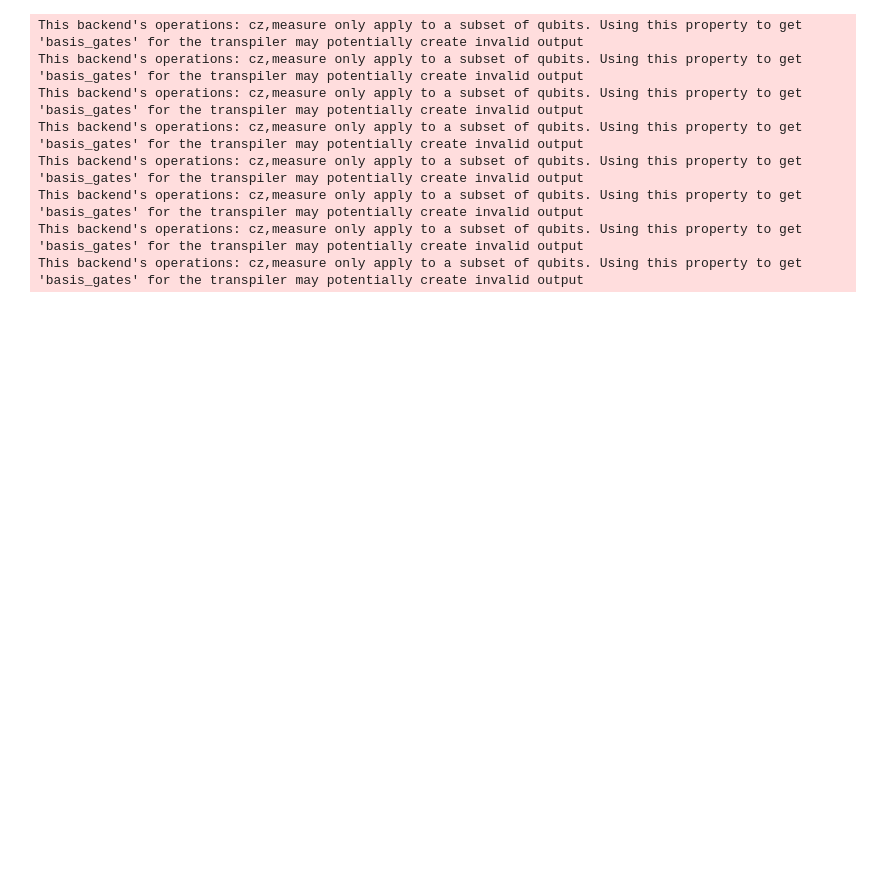
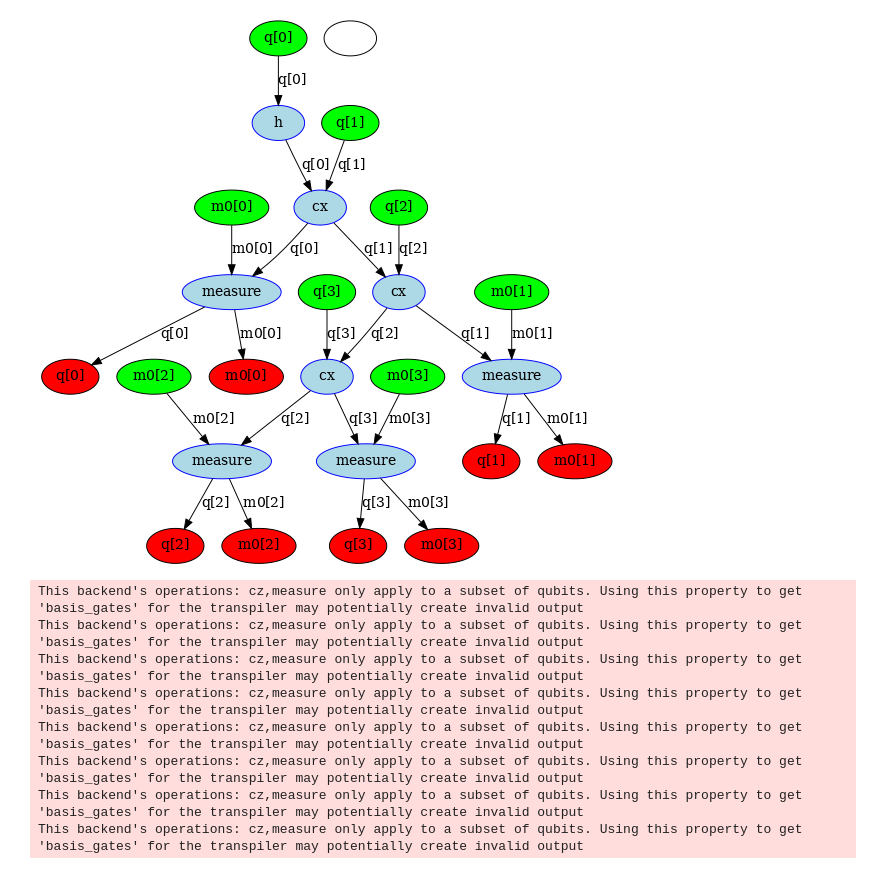
Before and after one commit to Pitt-JonesLab/clonk_transpilation, a Jupyter notebook: benchmark_suite/main.ipynb, the cells around one changed output. Saved outputs shown, nothing was run; the diff lists cells and outputs as text; code cells hidden in the pictures; blank space fills up the shorter version.

```diff
--- a/benchmark_suite/main.ipynb
+++ b/benchmark_suite/main.ipynb
@@ -78,3 +82,10 @@ circuits[label] = (CircuitTranspilerBenchmark(ghz_lambda, q_range, label=label))
+# %%
+from qiskit.converters import circuit_to_dag
+from qiskit.visualization import dag_drawer
+dag = circuit_to_dag(qc)
+dag_drawer(dag)
+# %% [output]
+[figure, added]
 # %%
 """Define backends to test"""
 from mock_backend import *
```
Also changed, not shown: parts of 14 cells of this notebook, 18 other files.
